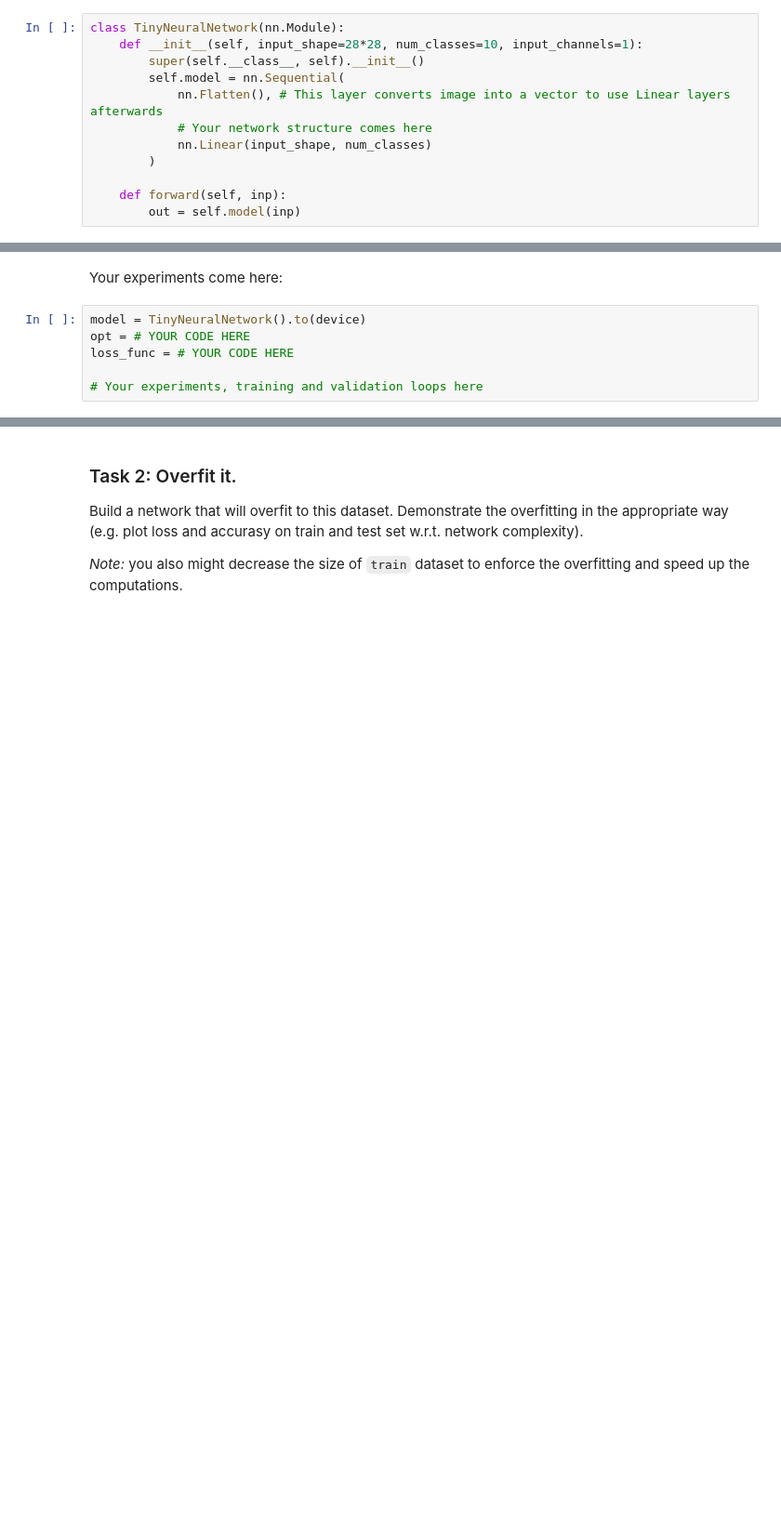
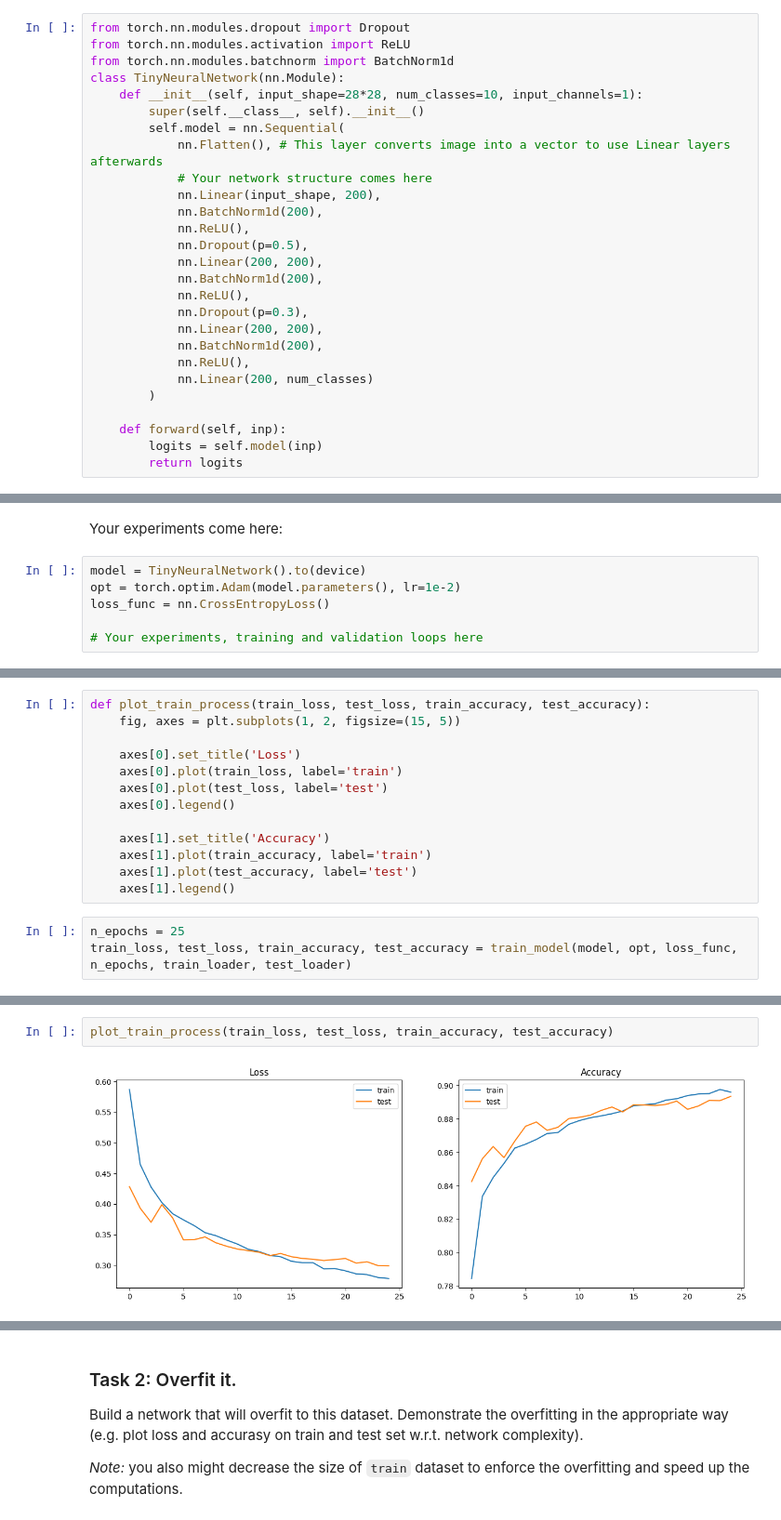
Before and after one commit to EvgenVer/ml_course, a Jupyter notebook: homeworks/lab02_deep_learning/Lab2_DL_part2_overfitting.ipynb, the cells around one changed output, grey strips where cells are left out. Shown at 93% size. Cells and saved outputs as stored; diff of their text form; blank space fills up the shorter version.

```diff
--- a/homeworks/lab02_deep_learning/Lab2_DL_part2_overfitting.ipynb
+++ b/homeworks/lab02_deep_learning/Lab2_DL_part2_overfitting.ipynb
@@ -78,16 +96,31 @@ for img, label in train_loader:
 ### Task 1
 Train a network that achieves $\geq 0.885$ test accuracy. It's fine to use only Linear (`nn.Linear`) layers and activations/dropout/batchnorm. Convolutional layers might be a great use, but we will meet them a bit later.
 # %%
+from torch.nn.modules.dropout import Dropout
+from torch.nn.modules.activation import ReLU
+from torch.nn.modules.batchnorm import BatchNorm1d
 class TinyNeuralNetwork(nn.Module):
     def __init__(self, input_shape=28*28, num_classes=10, input_channels=1):
         super(self.__class__, self).__init__()
         self.model = nn.Sequential(
             nn.Flatten(), # This layer converts image into a vector to use Linear layers afterwards
             # Your network structure comes here
-            nn.Linear(input_shape, num_classes)
+            nn.Linear(input_shape, 200),
+            nn.BatchNorm1d(200),
+            nn.ReLU(),
+            nn.Dropout(p=0.5),
+            nn.Linear(200, 200),
+            nn.BatchNorm1d(200),
+            nn.ReLU(),
+            nn.Dropout(p=0.3),
+            nn.Linear(200, 200),
+            nn.BatchNorm1d(200),
+            nn.ReLU(),
+            nn.Linear(200, num_classes)
         )
 
     def forward(self, inp):
-        out = self.model(inp)
+        logits = self.model(inp)
+        return logits
 # %%
 torchsummary.summary(TinyNeuralNetwork().to(device), (28*28,))
@@ -95,7 +146,7 @@ torchsummary.summary(TinyNeuralNetwork().to(device), (28*28,))
 Your experiments come here:
 # %%
 model = TinyNeuralNetwork().to(device)
-opt = # YOUR CODE HERE
-loss_func = # YOUR CODE HERE
+opt = torch.optim.Adam(model.parameters(), lr=1e-2)
+loss_func = nn.CrossEntropyLoss()
 
 # Your experiments, training and validation loops here
@@ -101,0 +202,16 @@ loss_func = # YOUR CODE HERE
+# %%
+def plot_train_process(train_loss, test_loss, train_accuracy, test_accuracy):
+    fig, axes = plt.subplots(1, 2, figsize=(15, 5))
+
+    axes[0].set_title('Loss')
+    axes[0].plot(train_loss, label='train')
+    axes[0].plot(test_loss, label='test')
+    axes[0].legend()
+
+    axes[1].set_title('Accuracy')
+    axes[1].plot(train_accuracy, label='train')
+    axes[1].plot(test_accuracy, label='test')
+    axes[1].legend()
+# %%
+n_epochs = 25
+train_loss, test_loss, train_accuracy, test_accuracy = train_model(model, opt, loss_func, n_epochs, train_loader, test_loader)
@@ -101,0 +236,4 @@ loss_func = # YOUR CODE HERE
+# %%
+plot_train_process(train_loss, test_loss, train_accuracy, test_accuracy)
+# %% [output]
+[figure, added]
```
Also changed, not shown: parts of 23 cells of this notebook.
